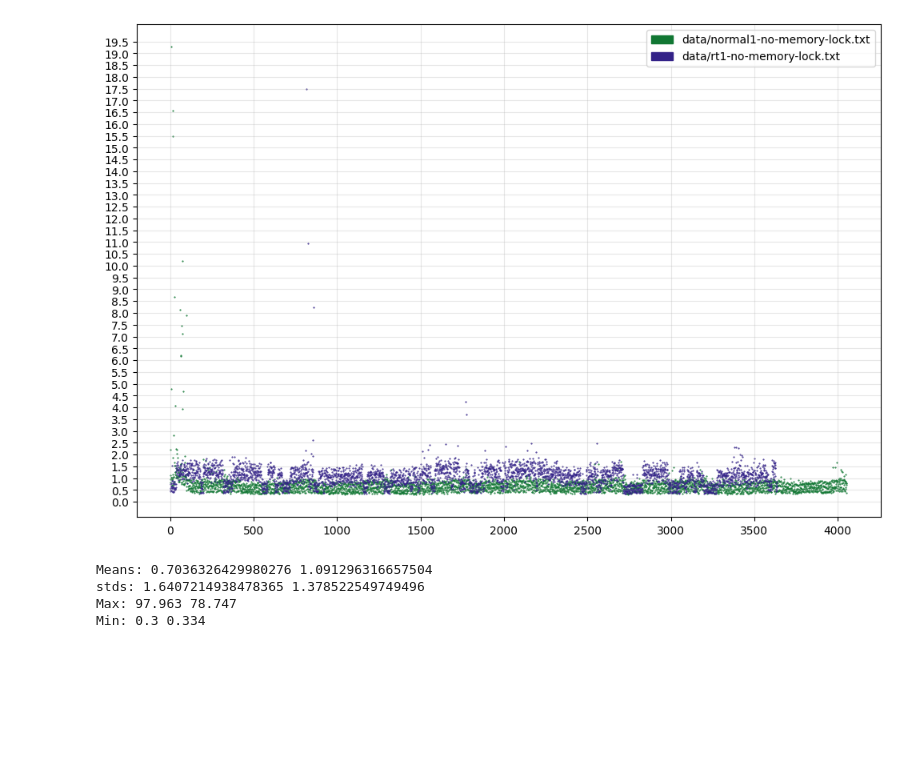
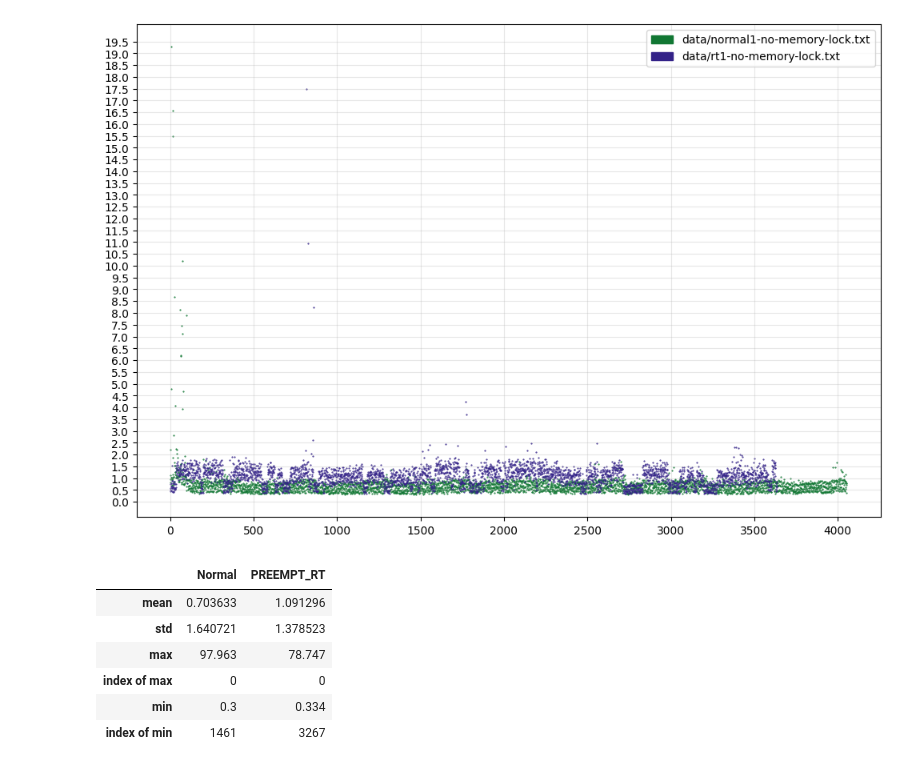
Before and after one commit to Alqio/realtime, a Jupyter notebook: main.ipynb, the cells around one changed output. Saved outputs shown, nothing was run; the diff lists cells and outputs as text; code cells hidden in the pictures; blank space fills up the shorter version.

```diff
--- a/main.ipynb
+++ b/main.ipynb
@@ -79,13 +80,29 @@ plt.show()
 # %% [output]
 The PostScript backend does not support transparency; partially transparent artists will be rendered opaque.
 [figure]
-# %%
-print(f"Means: {np.mean(data1)} {np.mean(data2)}")
-print(f"stds: {np.std(data1)} {np.std(data2)}")
-print(f"Max: {np.max(data1)} {np.max(data2)}")
-print(f"Min: {np.min(data1)} {np.min(data2)}")
-# %% [output]
-Means: 0.7036326429980276 1.091296316657504
-stds: 1.6407214938478365 1.378522549749496
-Max: 97.963 78.747
-Min: 0.3 0.334
+# %%
+indices = ['mean', 'std', 'max', 'index of max', 'min', 'index of min']
+columns = ['Normal', 'PREEMPT_RT']
+datas = {
+    'Normal': data1,
+    'PREEMPT_RT': data2
+}
+df = pd.DataFrame(index=indices, columns=columns)
+
+for key, value in datas.items():
+    df[key]["mean"] = np.mean(value)
+    df[key]["std"] = np.std(value)
+    df[key]["max"] = np.max(value)
+    df[key]["index of max"] = np.argmax(value)
+    df[key]["min"] = np.min(value)
+    df[key]["index of min"] = np.argmin(value)
+
+df
+# %% [output]
+|  | Normal | PREEMPT_RT |
+| mean | 0.703633 | 1.091296 |
+| std | 1.640721 | 1.378523 |
+| max | 97.963 | 78.747 |
+| index of max | 0 | 0 |
+| min | 0.3 | 0.334 |
+| index of min | 1461 | 3267 |
```
Also changed, not shown: parts of 1 cell of this notebook.
